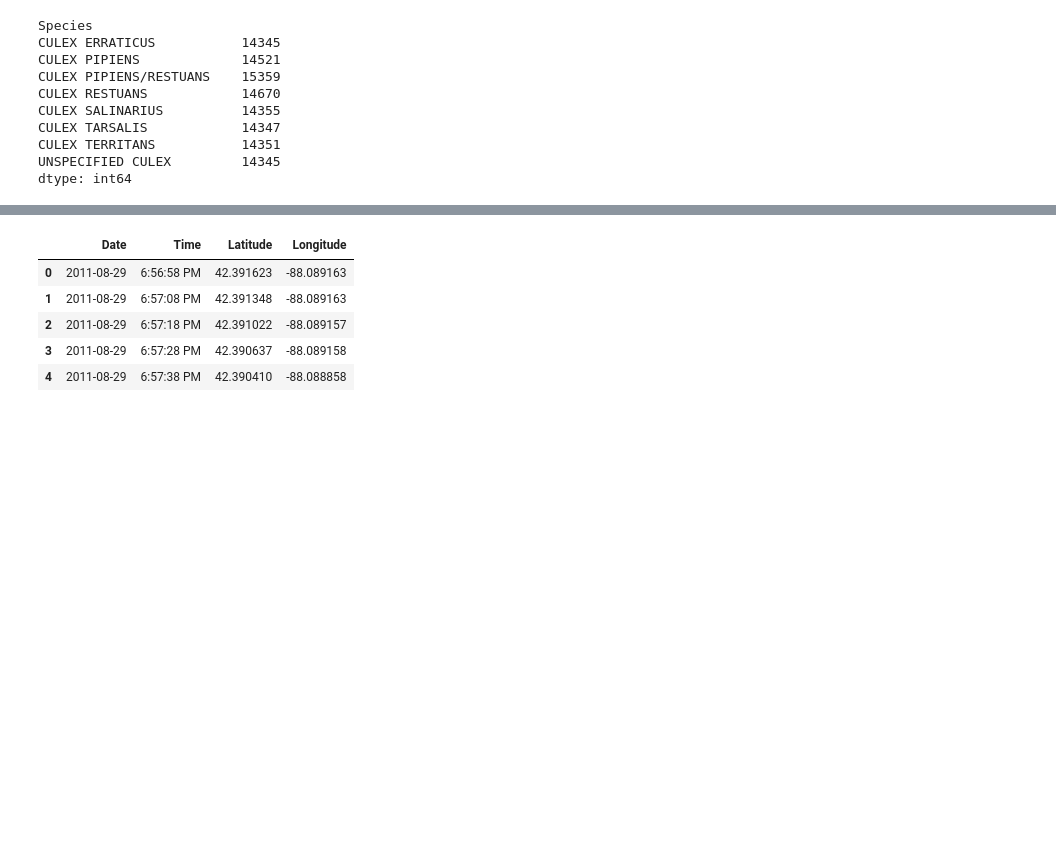
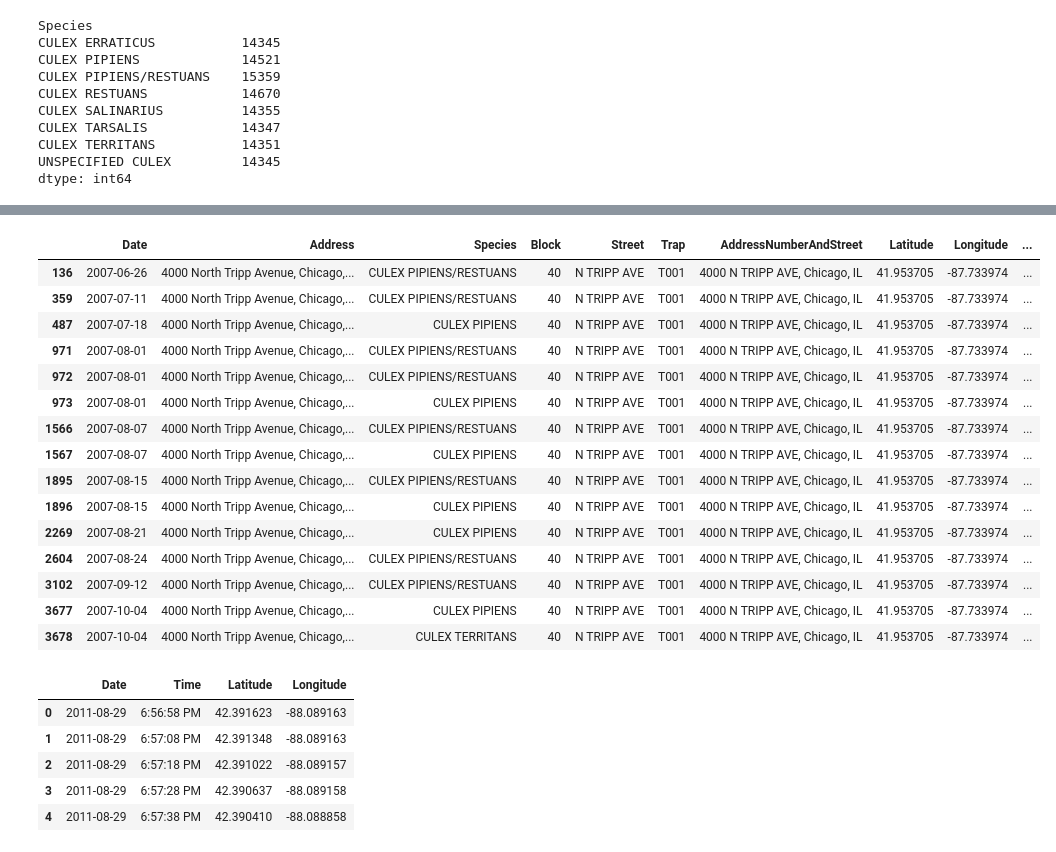
Before and after one commit to dzorlu/west_nile, a Jupyter notebook: src/west_nile_virus_analysis.ipynb, the cells around one changed output, grey strips where cells are left out. Saved outputs shown, nothing was run; the diff lists cells and outputs as text; code cells hidden in the pictures; blank space fills up the shorter version.

```diff
--- a/src/west_nile_virus_analysis.ipynb
+++ b/src/west_nile_virus_analysis.ipynb
@@ -95,3 +132,22 @@ dtype: int64
+# %%
+train[train['Trap'] == 'T001']
+# %% [output]
+|  | Date | Address | Species | Block | Street | Trap | AddressNumberAndStreet | Latitude | Longitude | ... |
+| 136 | 2007-06-26 | 4000 North Tripp Avenue, Chicago,... | CULEX PIPIENS/RESTUANS | 40 | N TRIPP AVE | T001 | 4000 N TRIPP AVE, Chicago, IL | 41.953705 | -87.733974 | ... |
+| 359 | 2007-07-11 | 4000 North Tripp Avenue, Chicago,... | CULEX PIPIENS/RESTUANS | 40 | N TRIPP AVE | T001 | 4000 N TRIPP AVE, Chicago, IL | 41.953705 | -87.733974 | ... |
+| 487 | 2007-07-18 | 4000 North Tripp Avenue, Chicago,... | CULEX PIPIENS | 40 | N TRIPP AVE | T001 | 4000 N TRIPP AVE, Chicago, IL | 41.953705 | -87.733974 | ... |
+| 971 | 2007-08-01 | 4000 North Tripp Avenue, Chicago,... | CULEX PIPIENS/RESTUANS | 40 | N TRIPP AVE | T001 | 4000 N TRIPP AVE, Chicago, IL | 41.953705 | -87.733974 | ... |
+| 972 | 2007-08-01 | 4000 North Tripp Avenue, Chicago,... | CULEX PIPIENS/RESTUANS | 40 | N TRIPP AVE | T001 | 4000 N TRIPP AVE, Chicago, IL | 41.953705 | -87.733974 | ... |
+| 973 | 2007-08-01 | 4000 North Tripp Avenue, Chicago,... | CULEX PIPIENS | 40 | N TRIPP AVE | T001 | 4000 N TRIPP AVE, Chicago, IL | 41.953705 | -87.733974 | ... |
+| 1566 | 2007-08-07 | 4000 North Tripp Avenue, Chicago,... | CULEX PIPIENS/RESTUANS | 40 | N TRIPP AVE | T001 | 4000 N TRIPP AVE, Chicago, IL | 41.953705 | -87.733974 | ... |
+| 1567 | 2007-08-07 | 4000 North Tripp Avenue, Chicago,... | CULEX PIPIENS | 40 | N TRIPP AVE | T001 | 4000 N TRIPP AVE, Chicago, IL | 41.953705 | -87.733974 | ... |
+| 1895 | 2007-08-15 | 4000 North Tripp Avenue, Chicago,... | CULEX PIPIENS/RESTUANS | 40 | N TRIPP AVE | T001 | 4000 N TRIPP AVE, Chicago, IL | 41.953705 | -87.733974 | ... |
+| 1896 | 2007-08-15 | 4000 North Tripp Avenue, Chicago,... | CULEX PIPIENS | 40 | N TRIPP AVE | T001 | 4000 N TRIPP AVE, Chicago, IL | 41.953705 | -87.733974 | ... |
+| 2269 | 2007-08-21 | 4000 North Tripp Avenue, Chicago,... | CULEX PIPIENS | 40 | N TRIPP AVE | T001 | 4000 N TRIPP AVE, Chicago, IL | 41.953705 | -87.733974 | ... |
+| 2604 | 2007-08-24 | 4000 North Tripp Avenue, Chicago,... | CULEX PIPIENS/RESTUANS | 40 | N TRIPP AVE | T001 | 4000 N TRIPP AVE, Chicago, IL | 41.953705 | -87.733974 | ... |
+| 3102 | 2007-09-12 | 4000 North Tripp Avenue, Chicago,... | CULEX PIPIENS/RESTUANS | 40 | N TRIPP AVE | T001 | 4000 N TRIPP AVE, Chicago, IL | 41.953705 | -87.733974 | ... |
+| 3677 | 2007-10-04 | 4000 North Tripp Avenue, Chicago,... | CULEX PIPIENS | 40 | N TRIPP AVE | T001 | 4000 N TRIPP AVE, Chicago, IL | 41.953705 | -87.733974 | ... |
+| 3678 | 2007-10-04 | 4000 North Tripp Avenue, Chicago,... | CULEX TERRITANS | 40 | N TRIPP AVE | T001 | 4000 N TRIPP AVE, Chicago, IL | 41.953705 | -87.733974 | ... |
 # %%
 # Spray Data
 spray = pd.read_csv("../input/spray.csv")
```
Also changed, not shown: parts of 8 cells of this notebook, 4 other files.
